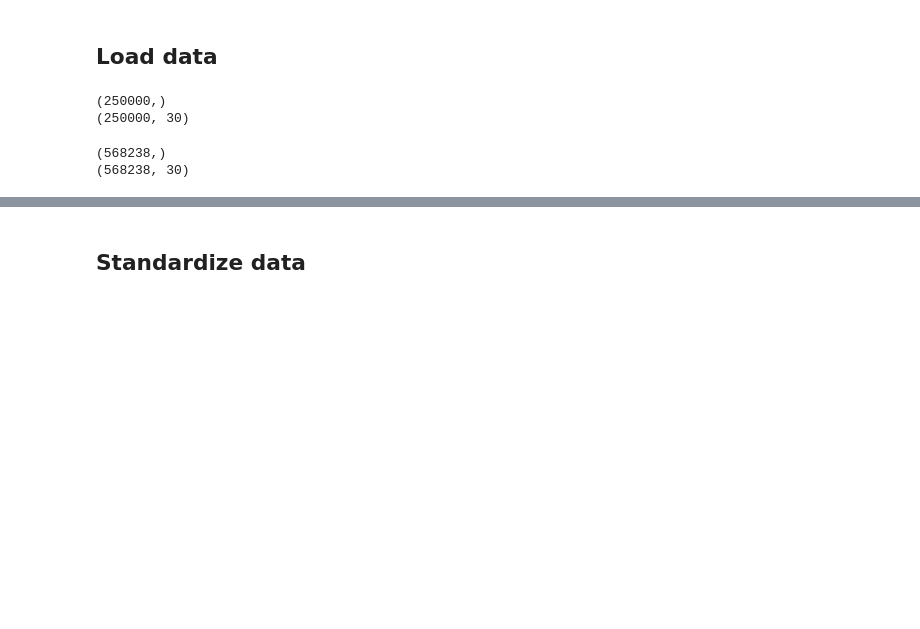
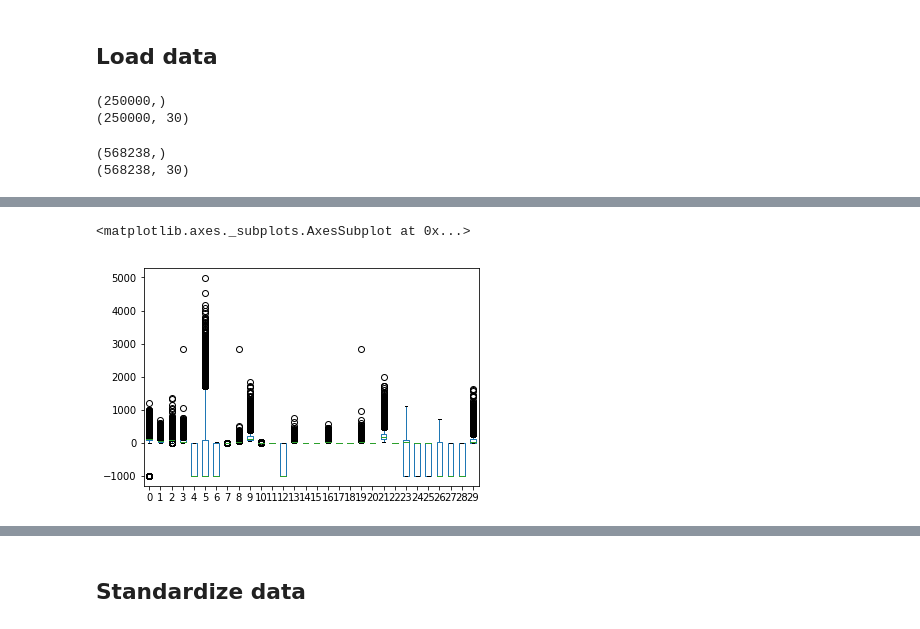
Before and after one commit to PaulineMauryL/MachineLearningProject1, a Jupyter notebook: Projet_1_Higgs_Boson.ipynb, the cells around one changed output, grey strips where cells are left out. Saved outputs shown, nothing was run; the diff lists cells and outputs as text; code cells hidden in the pictures; blank space fills up the shorter version.

```diff
--- a/Projet_1_Higgs_Boson.ipynb
+++ b/Projet_1_Higgs_Boson.ipynb
@@ -24,0 +98,5 @@ print(input_test.shape)
+# %%
+df_train.plot.box()
+# %% [output]
+<matplotlib.axes._subplots.AxesSubplot at 0x...>
+[figure, added]
```
Also changed, not shown: parts of 29 cells of this notebook.
